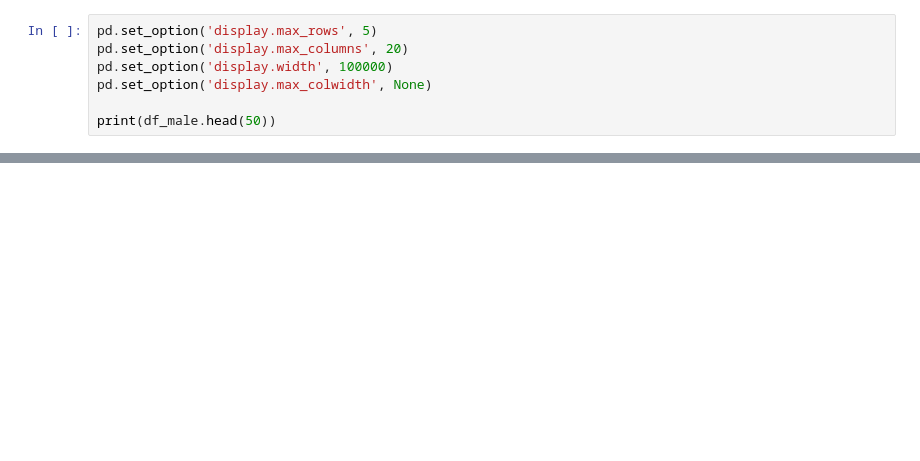
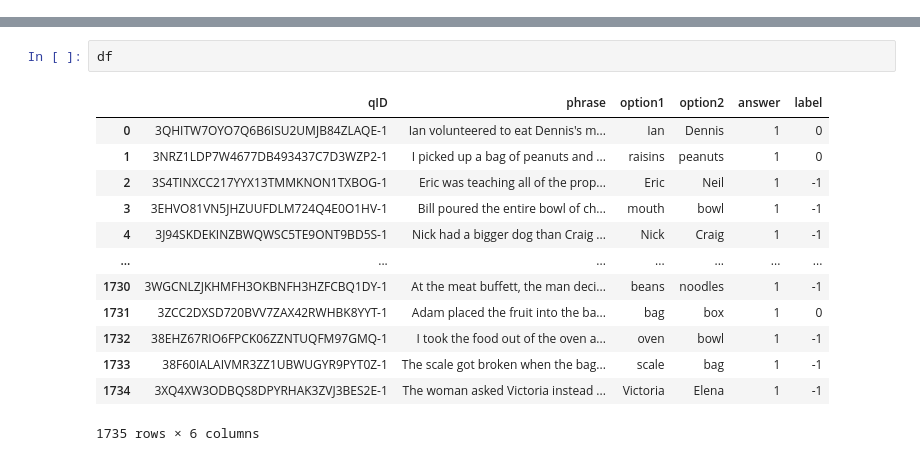
Before and after one commit to MathieuDehouck/Wino-UROP, a Jupyter notebook: Dimitri/partie_2/Dimitri_notebook_2.ipynb, the cells around one changed output, grey strips where cells are left out. Saved outputs shown, nothing was run; the diff lists cells and outputs as text; blank space fills up the shorter version.

```diff
--- a/Dimitri/partie_2/Dimitri_notebook_2.ipynb
+++ b/Dimitri/partie_2/Dimitri_notebook_2.ipynb
@@ -632,7 +0,0 @@ for i in  tqdm(range(len(df))):
-# %%
-pd.set_option('display.max_rows', 5)
-pd.set_option('display.max_columns', 20)
-pd.set_option('display.width', 100000)
-pd.set_option('display.max_colwidth', None)
-
-print(df_male.head(50))
@@ -862,0 +76,16 @@ jeudi à 11h : réunion
+# %%
+df
+# %% [output]
+|  | qID | phrase | option1 | option2 | answer | label |
+| 0 | 3QHITW7OYO7Q6B6ISU2UMJB84ZLAQE-1 | Ian volunteered to eat Dennis's m... | Ian | Dennis | 1 | 0 |
+| 1 | 3NRZ1LDP7W4677DB493437C7D3WZP2-1 | I picked up a bag of peanuts and ... | raisins | peanuts | 1 | 0 |
+| 2 | 3S4TINXCC217YYX13TMMKNON1TXBOG-1 | Eric was teaching all of the prop... | Eric | Neil | 1 | -1 |
+| 3 | 3EHVO81VN5JHZUUFDLM724Q4E0O1HV-1 | Bill poured the entire bowl of ch... | mouth | bowl | 1 | -1 |
+| 4 | 3J94SKDEKINZBWQWSC5TE9ONT9BD5S-1 | Nick had a bigger dog than Craig ... | Nick | Craig | 1 | -1 |
+| ... | ... | ... | ... | ... | ... | ... |
+| 1730 | 3WGCNLZJKHMFH3OKBNFH3HZFCBQ1DY-1 | At the meat buffett, the man deci... | beans | noodles | 1 | -1 |
+| 1731 | 3ZCC2DXSD720BVV7ZAX42RWHBK8YYT-1 | Adam placed the fruit into the ba... | bag | box | 1 | 0 |
+| 1732 | 38EHZ67RIO6FPCK06ZZNTUQFM97GMQ-1 | I took the food out of the oven a... | oven | bowl | 1 | -1 |
+| 1733 | 38F60IALAIVMR3ZZ1UBWUGYR9PYT0Z-1 | The scale got broken when the bag... | scale | bag | 1 | -1 |
+| 1734 | 3XQ4XW3ODBQS8DPYRHAK3ZVJ3BES2E-1 | The woman asked Victoria instead ... | Victoria | Elena | 1 | -1 |
+1735 rows × 6 columns
```
Also changed, not shown: parts of 56 cells of this notebook.
